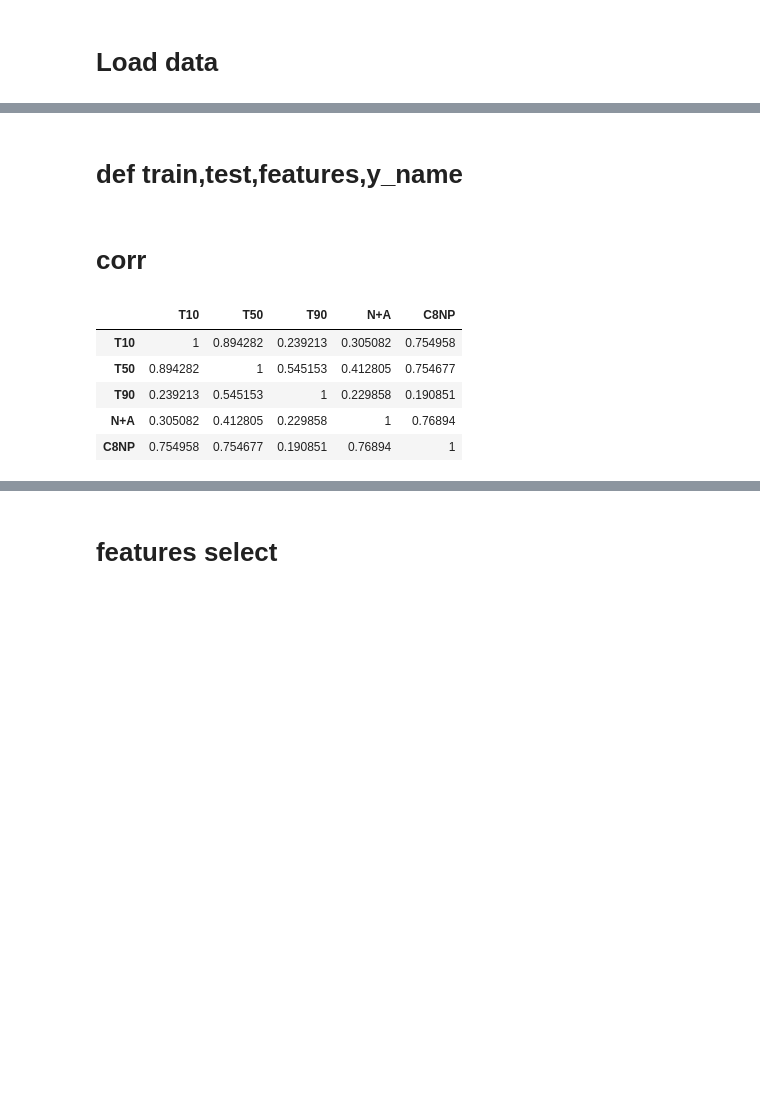
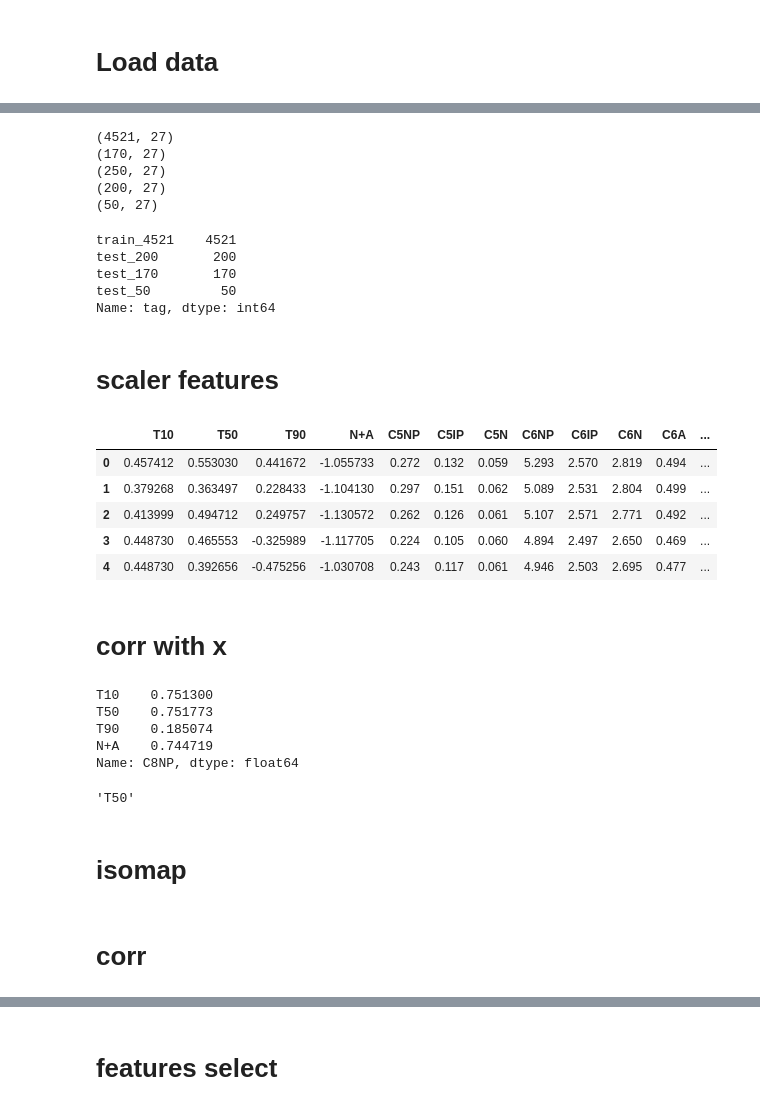
Before and after one commit to skywalker0803r/works, a Jupyter notebook: C8NP.ipynb, the cells around one changed output, grey strips where cells are left out. Drawn from its saved outputs; the diff is of its cells as text; code cells hidden in the pictures; blank space fills up the shorter version.

```diff
--- a/C8NP.ipynb
+++ b/C8NP.ipynb
@@ -30,5 +18,60 @@ train.head()
-# %% [markdown]
-# def train,test,features,y_name
 # %%
 features = ['T10','T50','T90','N+A']
 y_name = 'C8NP'
+# %%
+train_4521 = pd.read_csv('/content/drive/My Drive/台塑輕油案子/data/train_4521.csv',index_col=0).reset_index(drop=True)
+test_170 = pd.read_csv('/content/drive/My Drive/台塑輕油案子/data/test_170.csv',index_col=0).reset_index(drop=True)
+test_250 = pd.read_csv('/content/drive/My Drive/台塑輕油案子/data/test_250.csv',index_col=0).reset_index(drop=True)
+test_200 = test_250.loc[ test_250.index % 5 != 0 ,:]
+test_50 = test_250.loc[ test_250.index % 5 == 0 ,:]
+for i in [train_4521,test_170,test_250,test_200,test_50]:
+  print(i.shape)
+# %% [output]
+(4521, 27)
+(170, 27)
+(250, 27)
+(200, 27)
+(50, 27)
+# %%
+full = pd.DataFrame()
+for tag ,data in zip(['train_4521','test_170','test_200','test_50'],[train_4521,test_170,test_200,test_50]):
+  data['tag'] = tag
+  full = full.append(data)
+print(full['tag'].value_counts())
+# %% [output]
+train_4521    4521
+test_200       200
+test_170       170
+test_50         50
+Name: tag, dtype: int64
+# %% [markdown]
+# scaler features
+# %%
+scaler = StandardScaler()
+full[features] = scaler.fit_transform(full[features])
+full.head()
+# %% [output]
+|  | T10 | T50 | T90 | N+A | C5NP | C5IP | C5N | C6NP | C6IP | C6N | C6A | ... |
+| 0 | 0.457412 | 0.553030 | 0.441672 | -1.055733 | 0.272 | 0.132 | 0.059 | 5.293 | 2.570 | 2.819 | 0.494 | ... |
+| 1 | 0.379268 | 0.363497 | 0.228433 | -1.104130 | 0.297 | 0.151 | 0.062 | 5.089 | 2.531 | 2.804 | 0.499 | ... |
+| 2 | 0.413999 | 0.494712 | 0.249757 | -1.130572 | 0.262 | 0.126 | 0.061 | 5.107 | 2.571 | 2.771 | 0.492 | ... |
+| 3 | 0.448730 | 0.465553 | -0.325989 | -1.117705 | 0.224 | 0.105 | 0.060 | 4.894 | 2.497 | 2.650 | 0.469 | ... |
+| 4 | 0.448730 | 0.392656 | -0.475256 | -1.030708 | 0.243 | 0.117 | 0.061 | 4.946 | 2.503 | 2.695 | 0.477 | ... |
+# %% [markdown]
+# corr with x
+# %%
+corr_x = abs(full.corr()[features+[y_name]].loc[features,y_name])
+corr_x
+# %% [output]
+T10    0.751300
+T50    0.751773
+T90    0.185074
+N+A    0.744719
+Name: C8NP, dtype: float64
+# %%
+best_t = corr_x.drop('N+A').argmax()
+best_t
+# %% [output]
+'T50'
+# %% [markdown]
+# isomap
@@ -35,11 +83,2 @@ y_name = 'C8NP'
 # %% [markdown]
 # corr
-# %%
-abs(train[features+[y_name]].corr()).style.background_gradient()
-# %% [output]
-|  | T10 | T50 | T90 | N+A | C8NP |
-| T10 | 1 | 0.894282 | 0.239213 | 0.305082 | 0.754958 |
-| T50 | 0.894282 | 1 | 0.545153 | 0.412805 | 0.754677 |
-| T90 | 0.239213 | 0.545153 | 1 | 0.229858 | 0.190851 |
-| N+A | 0.305082 | 0.412805 | 0.229858 | 1 | 0.76894 |
-| C8NP | 0.754958 | 0.754677 | 0.190851 | 0.76894 | 1 |
```
Also changed, not shown: parts of 34 cells of this notebook.
